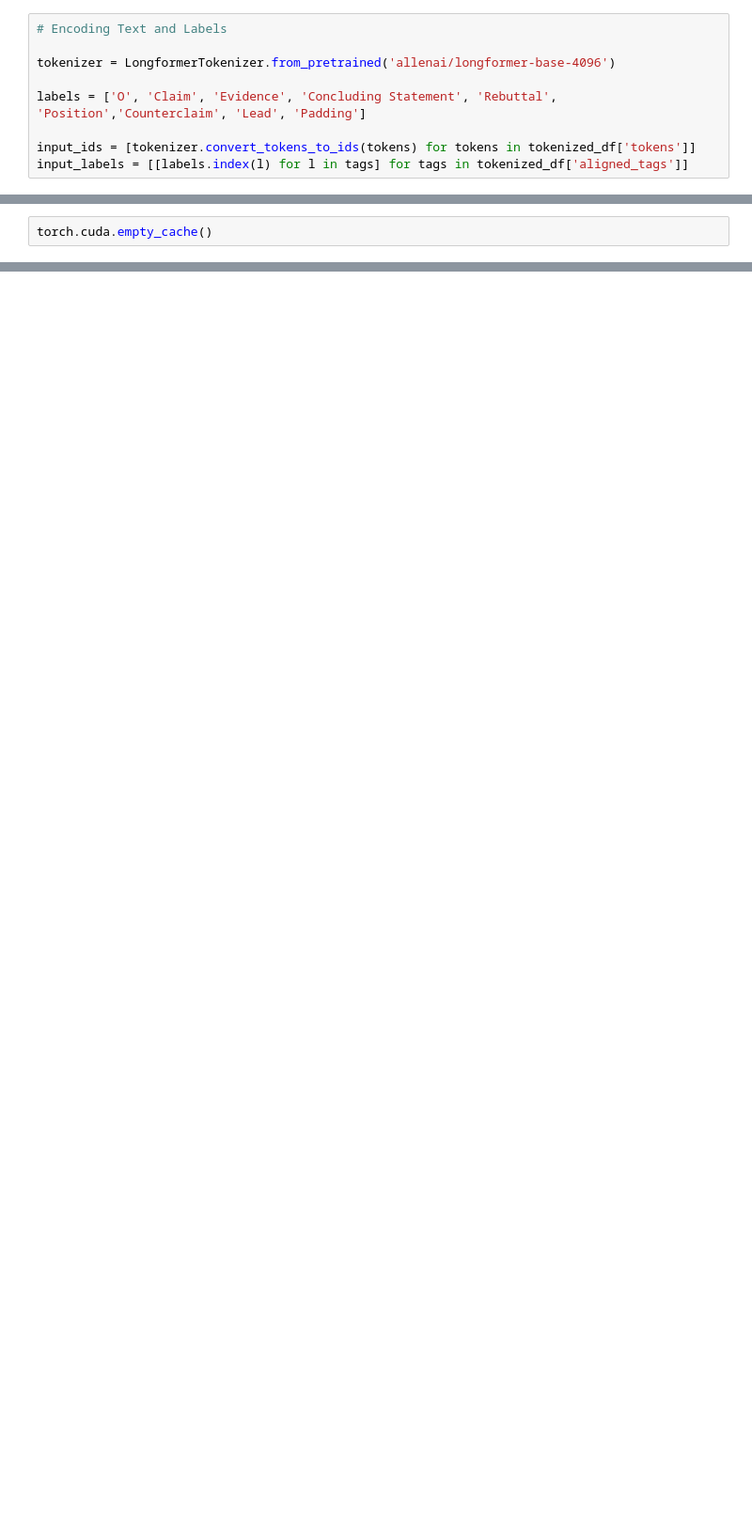
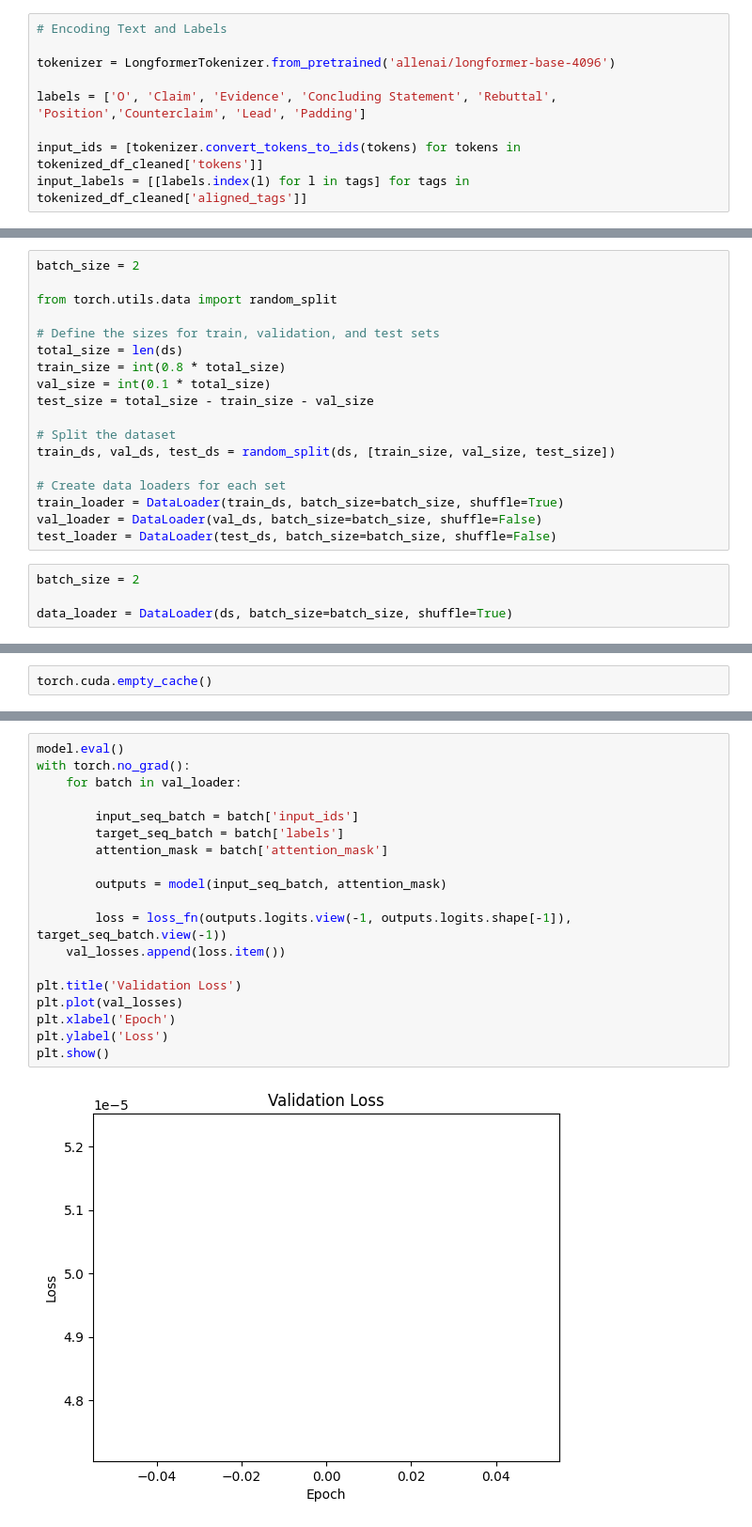
Before and after one commit to rvineet02/cs505_final_project, a Jupyter notebook: essay_dissection_model/code/basicmodel.ipynb, the cells around one changed output, grey strips where cells are left out. Shown: that part at 94% size. Cells and saved outputs as stored; diff of their text form; blank space fills up the shorter version.

Commit message:
finally training

```diff
--- a/essay_dissection_model/code/basicmodel.ipynb
+++ b/essay_dissection_model/code/basicmodel.ipynb
@@ -28,8 +47,8 @@ tokenizer = LongformerTokenizer.from_pretrained('allenai/longformer-base-4096')
 
 labels = ['O', 'Claim', 'Evidence', 'Concluding Statement', 'Rebuttal', 'Position','Counterclaim', 'Lead', 'Padding']
 
-input_ids = [tokenizer.convert_tokens_to_ids(tokens) for tokens in tokenized_df['tokens']]
-input_labels = [[labels.index(l) for l in tags] for tags in tokenized_df['aligned_tags']]
+input_ids = [tokenizer.convert_tokens_to_ids(tokens) for tokens in tokenized_df_cleaned['tokens']]
+input_labels = [[labels.index(l) for l in tags] for tags in tokenized_df_cleaned['aligned_tags']]
 # %%
 MAX_LENGTH = len(longest_list) + 5
 
@@ -90,0 +94,22 @@ You should probably TRAIN this model on a down-stream task to be able to use it
+# %%
+batch_size = 2
+
+from torch.utils.data import random_split
+
+# Define the sizes for train, validation, and test sets
+total_size = len(ds)
+train_size = int(0.8 * total_size)
+val_size = int(0.1 * total_size)
+test_size = total_size - train_size - val_size
+
+# Split the dataset
+train_ds, val_ds, test_ds = random_split(ds, [train_size, val_size, test_size])
+
+# Create data loaders for each set
+train_loader = DataLoader(train_ds, batch_size=batch_size, shuffle=True)
+val_loader = DataLoader(val_ds, batch_size=batch_size, shuffle=False)
+test_loader = DataLoader(test_ds, batch_size=batch_size, shuffle=False)
+# %%
+batch_size = 2
+
+data_loader = DataLoader(ds, batch_size=batch_size, shuffle=True)
@@ -129,0 +216,21 @@ RuntimeError: MPS backend out of memory (MPS allocated: 13.74 GB, other allocati
+# %%
+model.eval()
+with torch.no_grad():
+    for batch in val_loader:
+
+        input_seq_batch = batch['input_ids']
+        target_seq_batch = batch['labels']
+        attention_mask = batch['attention_mask']
+
+        outputs = model(input_seq_batch, attention_mask)
+
+        loss = loss_fn(outputs.logits.view(-1, outputs.logits.shape[-1]), target_seq_batch.view(-1))
+    val_losses.append(loss.item())
+
+plt.title('Validation Loss')
+plt.plot(val_losses)
+plt.xlabel('Epoch')
+plt.ylabel('Loss')
+plt.show()
+# %% [output]
+[figure, added]
```
Also changed, not shown: parts of 14 cells of this notebook.
